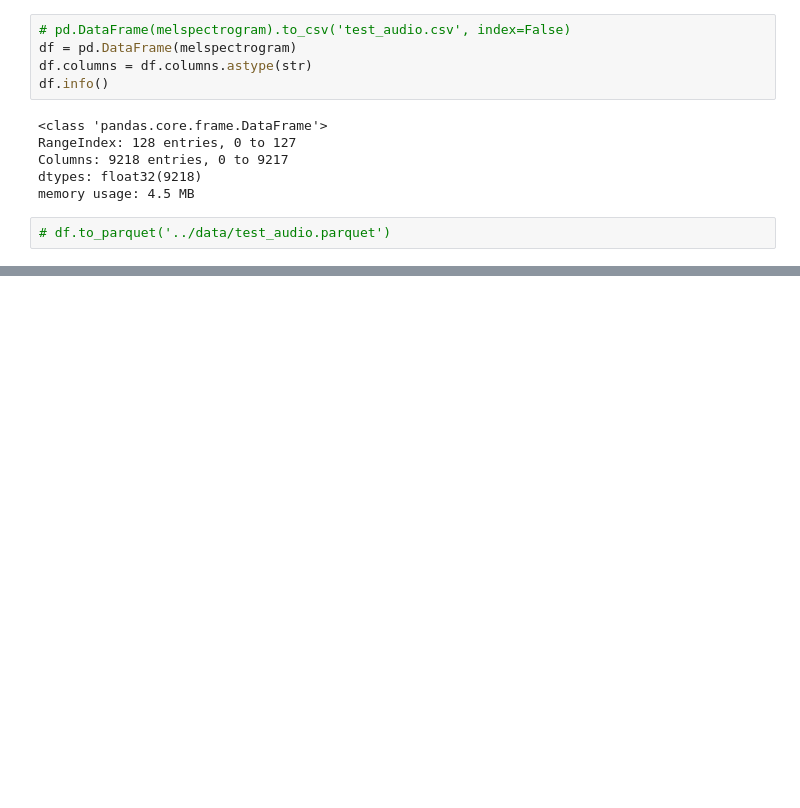
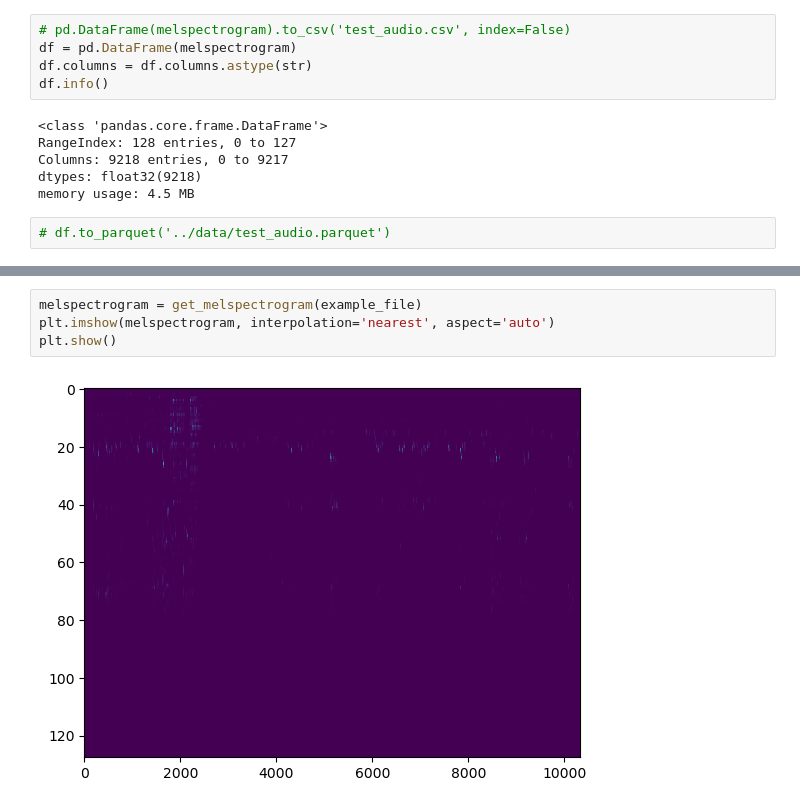
Before and after one commit to Burn1n9m4n/brainstation_capstone, a Jupyter notebook: notebooks/20230803_librosa_test.ipynb, the cells around one changed output, grey strips where cells are left out. Cells and saved outputs as stored; diff of their text form; blank space fills up the shorter version.

```diff
--- a/notebooks/20230803_librosa_test.ipynb
+++ b/notebooks/20230803_librosa_test.ipynb
@@ -47,0 +87,6 @@ memory usage: 4.5 MB
+# %%
+melspectrogram = get_melspectrogram(example_file)
+plt.imshow(melspectrogram, interpolation='nearest', aspect='auto')
+plt.show()
+# %% [output]
+[figure, added]
```
Also changed, not shown: parts of 12 cells of this notebook.
